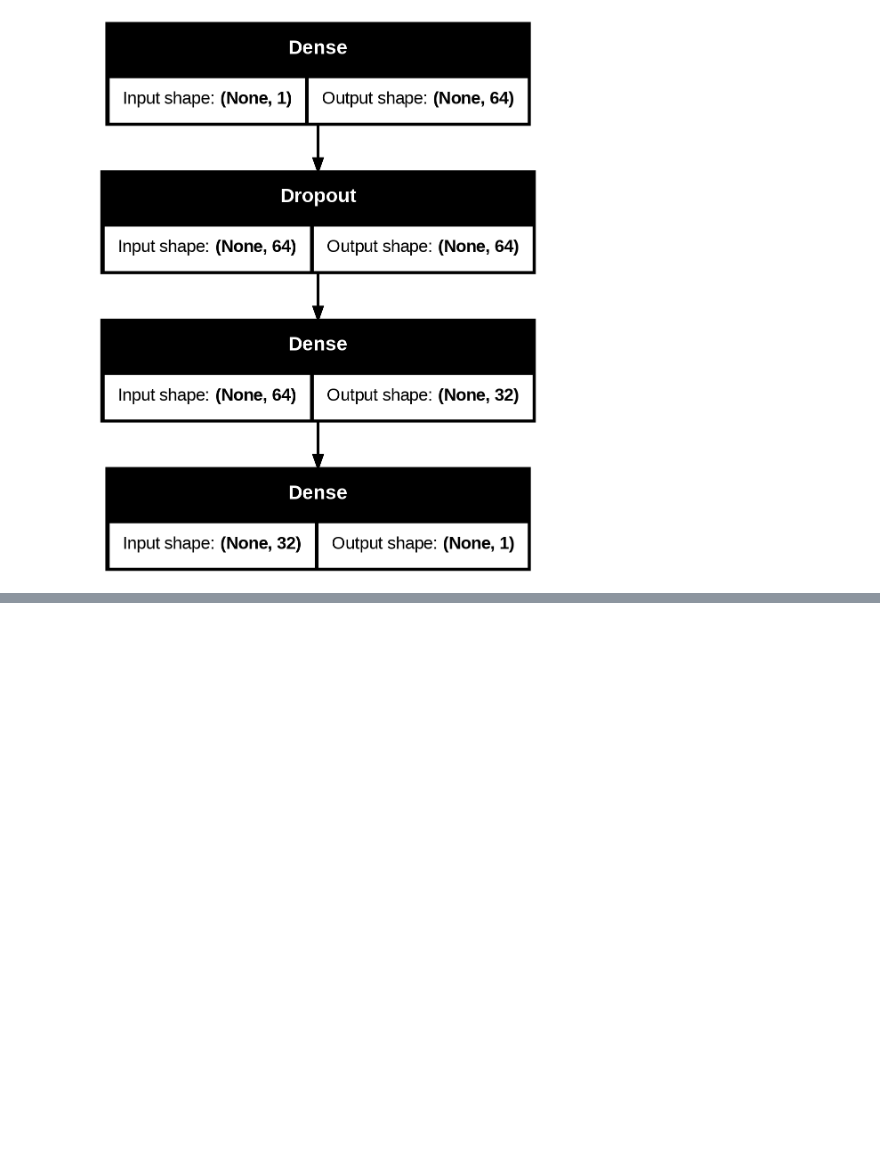
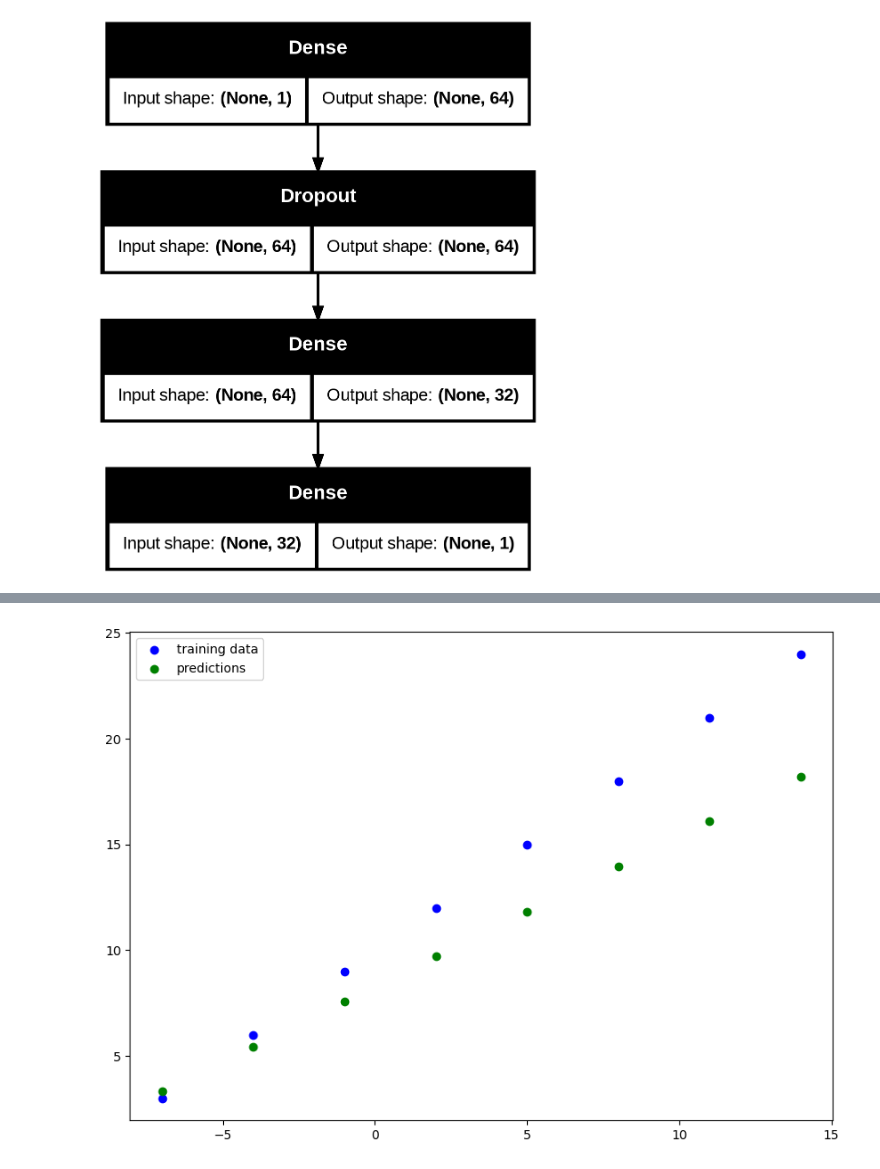
Before and after one commit to lewisnjue/AI, a Jupyter notebook: tensor_flow_regression_1.ipynb, the cells around one changed output, grey strips where cells are left out. Cells and saved outputs as stored; diff of their text form; code cells hidden in the pictures; blank space fills up the shorter version.

```diff
--- a/tensor_flow_regression_1.ipynb
+++ b/tensor_flow_regression_1.ipynb
@@ -240,3 +233,16 @@ Model: "sequential_11"
  Trainable params: 2,241 (8.75 KB)
  Non-trainable params: 0 (0.00 B)
  Optimizer params: 4,484 (17.52 KB)
+# %%
+# lets create a plotting function
+def plot_predictions(train_data = X , train_labels = y, predictions = model.predict(X)):
+  ''' plot training data and predictions '''
+  plt.figure(figsize = (10,7))
+  # plot training data in blue
+  plt.scatter(train_data,train_labels,c='b',label='training data')
+  # plot training data in green
+  plt.scatter(train_data,predictions,c='g',label='predictions')
+  # show the legend
+
+  plt.legend()
+  plt.show()
@@ -242,0 +251,4 @@ Model: "sequential_11"
+# %%
+plot_predictions()
+# %% [output]
+[figure, added]
```
Also changed, not shown: parts of 15 cells of this notebook.
